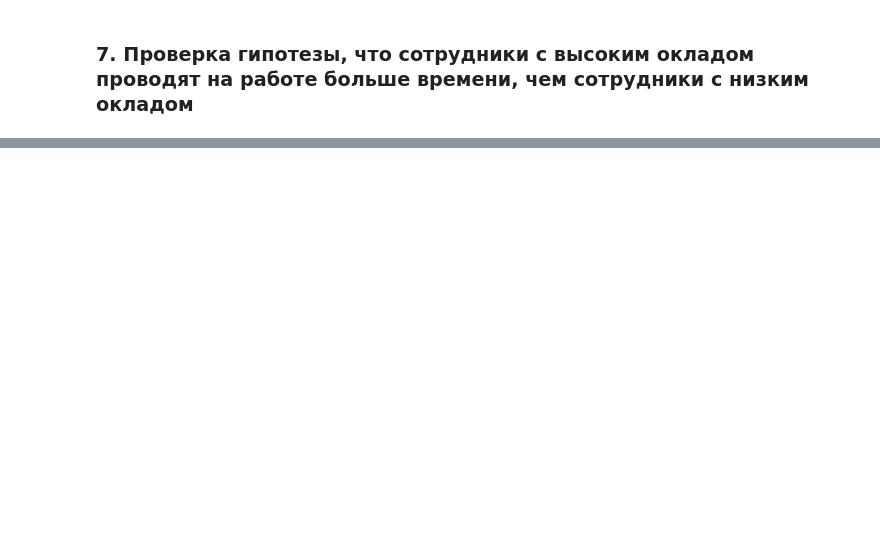
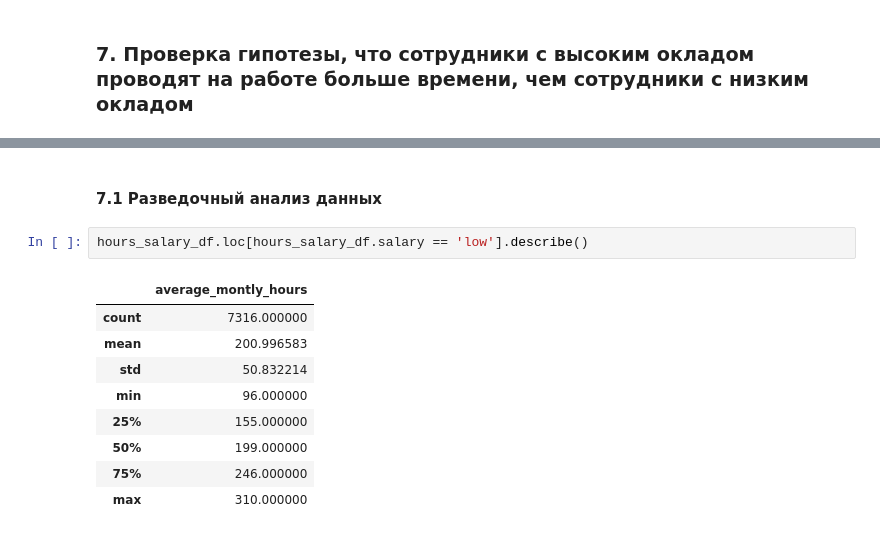
Before and after one commit to BalshowAndrew/python_statistic, a Jupyter notebook: final_work.ipynb, the cells around one changed output, grey strips where cells are left out. Cells and saved outputs as stored; diff of their text form; blank space fills up the shorter version.

```diff
--- a/final_work.ipynb
+++ b/final_work.ipynb
@@ -360,0 +362,14 @@ hr_df.head()
+# %% [markdown]
+#### 7.1 Разведочный анализ данных
+# %%
+hours_salary_df.loc[hours_salary_df.salary == 'low'].describe()
+# %% [output]
+|  | average_montly_hours |
+| count | 7316.000000 |
+| mean | 200.996583 |
+| std | 50.832214 |
+| min | 96.000000 |
+| 25% | 155.000000 |
+| 50% | 199.000000 |
+| 75% | 246.000000 |
+| max | 310.000000 |
```
Also changed, not shown: parts of 23 cells of this notebook, 1 other file.
